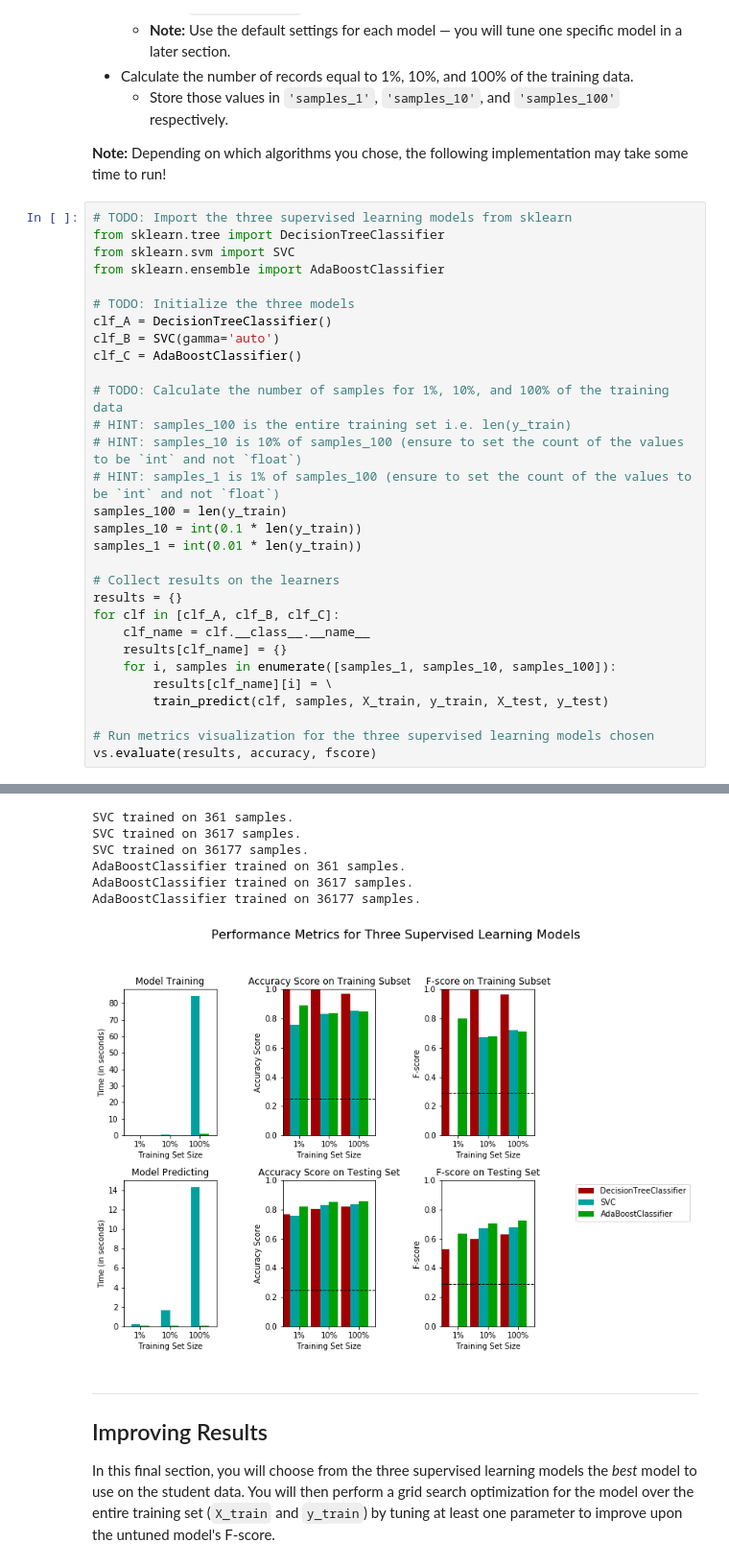
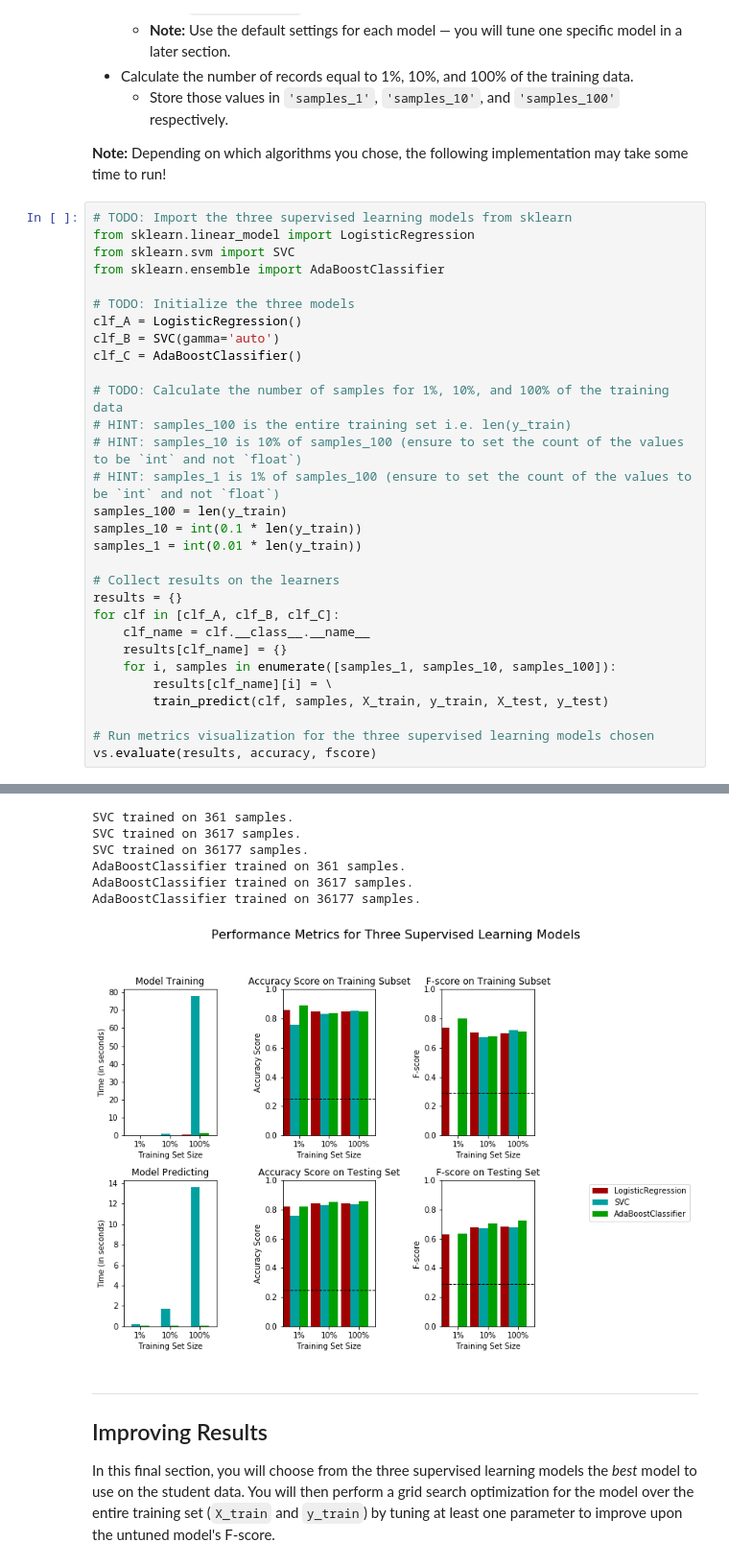
Before and after one commit to shchen/machine-learning, a Jupyter notebook: projects/finding_donors/finding_donors.ipynb, the cells around one changed output, grey strips where cells are left out. Shown: that part at 96% size. Drawn from its saved outputs; the diff is of its cells as text.

```diff
--- a/projects/finding_donors/finding_donors.ipynb
+++ b/projects/finding_donors/finding_donors.ipynb
@@ -373,12 +379,12 @@ In the code cell, you will need to implement the following:
 **Note:** Depending on which algorithms you chose, the following implementation may take some time to run!
 # %%
 # TODO: Import the three supervised learning models from sklearn
-from sklearn.tree import DecisionTreeClassifier
+from sklearn.linear_model import LogisticRegression
 from sklearn.svm import SVC
 from sklearn.ensemble import AdaBoostClassifier
 
 # TODO: Initialize the three models
-clf_A = DecisionTreeClassifier()
+clf_A = LogisticRegression()
 clf_B = SVC(gamma='auto')
 clf_C = AdaBoostClassifier()
 
@@ -408,10 +414,10 @@ DecisionTreeClassifier trained on 36177 samples.
 SVC trained on 361 samples.
 SVC trained on 3617 samples.
 SVC trained on 36177 samples.
 AdaBoostClassifier trained on 361 samples.
 AdaBoostClassifier trained on 3617 samples.
 AdaBoostClassifier trained on 36177 samples.
-[figure, old version]
+[figure, new version]
 # %% [markdown]
 ----
 ## Improving Results
```
Also changed, not shown: parts of 15 cells of this notebook.
